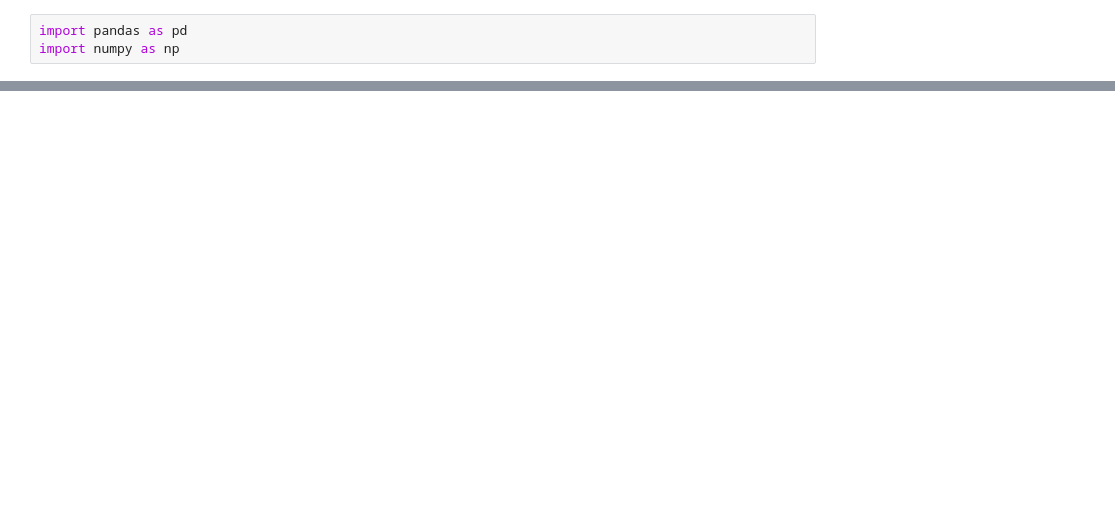
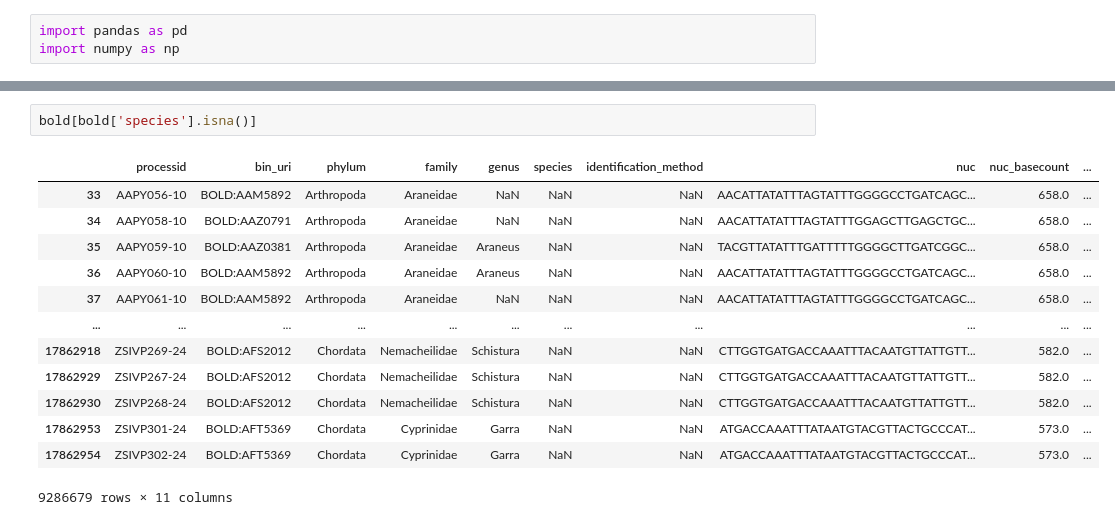
Before and after one commit to CIBIO-BU/mozaiko, a Jupyter notebook: external_scripts/bold-data-package.ipynb, the cells around one changed output, grey strips where cells are left out. Cells and saved outputs as stored; diff of their text form; blank space fills up the shorter version.

```diff
--- a/external_scripts/bold-data-package.ipynb
+++ b/external_scripts/bold-data-package.ipynb
@@ -48,0 +100,16 @@ int(average_length)
+# %%
+bold[bold['species'].isna()]
+# %% [output]
+|  | processid | bin_uri | phylum | family | genus | species | identification_method | nuc | nuc_basecount | ... |
+| 33 | AAPY056-10 | BOLD:AAM5892 | Arthropoda | Araneidae | NaN | NaN | NaN | AACATTATATTTAGTATTTGGGGCCTGATCAGC... | 658.0 | ... |
+| 34 | AAPY058-10 | BOLD:AAZ0791 | Arthropoda | Araneidae | NaN | NaN | NaN | AACATTATATTTAGTATTTGGAGCTTGAGCTGC... | 658.0 | ... |
+| 35 | AAPY059-10 | BOLD:AAZ0381 | Arthropoda | Araneidae | Araneus | NaN | NaN | TACGTTATATTTGATTTTTGGGGCTTGATCGGC... | 658.0 | ... |
+| 36 | AAPY060-10 | BOLD:AAM5892 | Arthropoda | Araneidae | Araneus | NaN | NaN | AACATTATATTTAGTATTTGGGGCCTGATCAGC... | 658.0 | ... |
+| 37 | AAPY061-10 | BOLD:AAM5892 | Arthropoda | Araneidae | NaN | NaN | NaN | AACATTATATTTAGTATTTGGGGCCTGATCAGC... | 658.0 | ... |
+| ... | ... | ... | ... | ... | ... | ... | ... | ... | ... | ... |
+| 17862918 | ZSIVP269-24 | BOLD:AFS2012 | Chordata | Nemacheilidae | Schistura | NaN | NaN | CTTGGTGATGACCAAATTTACAATGTTATTGTT... | 582.0 | ... |
+| 17862929 | ZSIVP267-24 | BOLD:AFS2012 | Chordata | Nemacheilidae | Schistura | NaN | NaN | CTTGGTGATGACCAAATTTACAATGTTATTGTT... | 582.0 | ... |
+| 17862930 | ZSIVP268-24 | BOLD:AFS2012 | Chordata | Nemacheilidae | Schistura | NaN | NaN | CTTGGTGATGACCAAATTTACAATGTTATTGTT... | 582.0 | ... |
+| 17862953 | ZSIVP301-24 | BOLD:AFT5369 | Chordata | Cyprinidae | Garra | NaN | NaN | ATGACCAAATTTATAATGTACGTTACTGCCCAT... | 573.0 | ... |
+| 17862954 | ZSIVP302-24 | BOLD:AFT5369 | Chordata | Cyprinidae | Garra | NaN | NaN | ATGACCAAATTTATAATGTACGTTACTGCCCAT... | 573.0 | ... |
+9286679 rows × 11 columns
```
Also changed, not shown: parts of 25 cells of this notebook, 1 other file.
